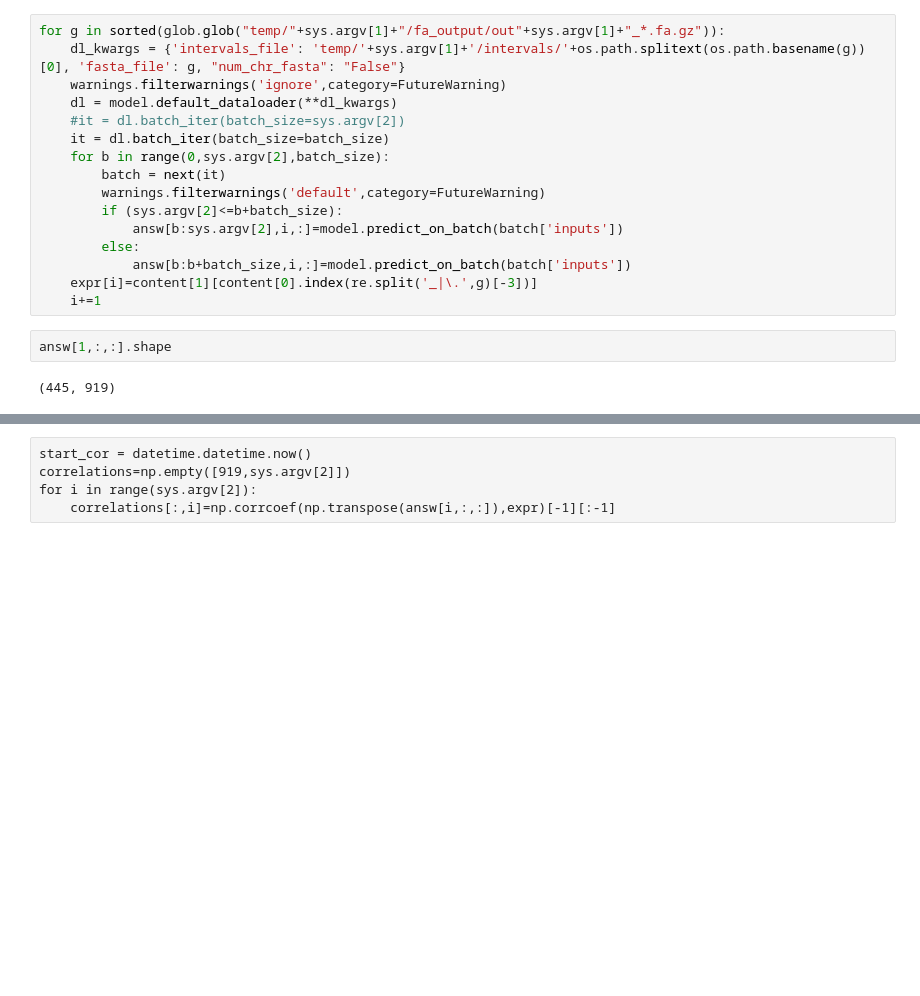
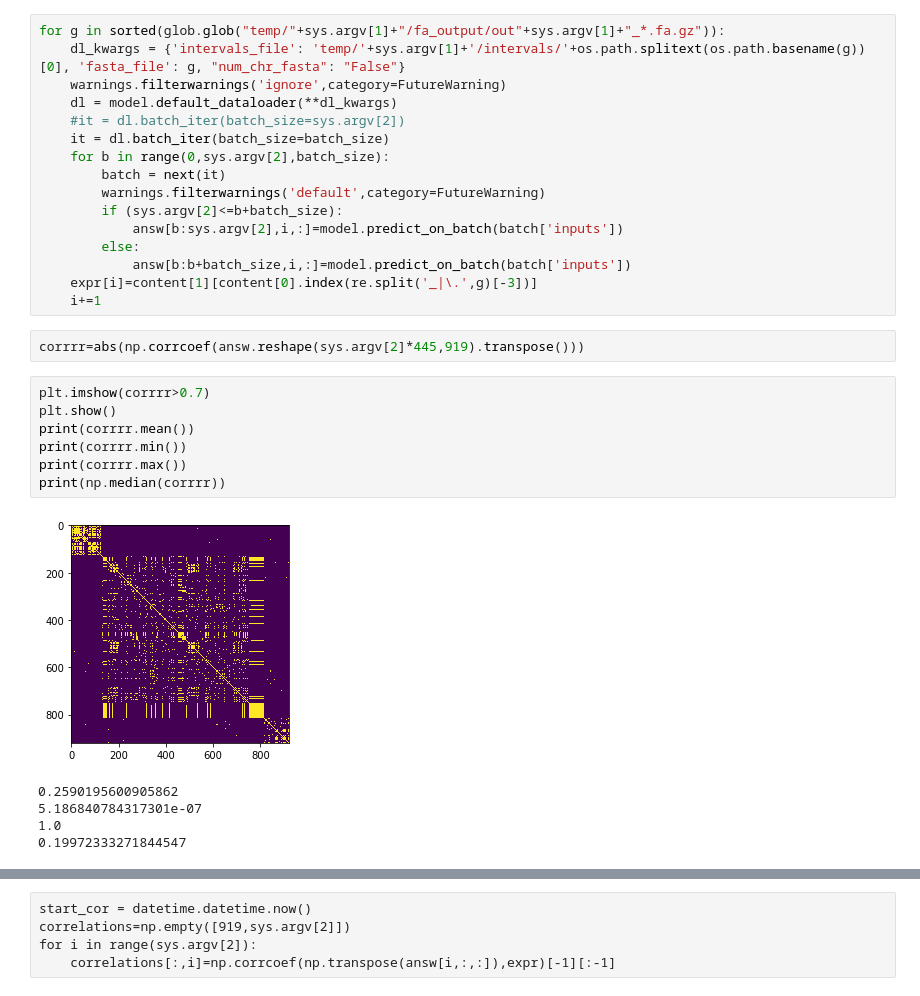
Before and after one commit to adespi/link_epi_to_expr, a Jupyter notebook: test_GraphicalLasso.ipynb, the cells around one changed output, grey strips where cells are left out. Cells and saved outputs as stored; diff of their text form; blank space fills up the shorter version.

```diff
--- a/test_GraphicalLasso.ipynb
+++ b/test_GraphicalLasso.ipynb
@@ -48,7 +48,18 @@ for g in sorted(glob.glob("temp/"+sys.argv[1]+"/fa_output/out"+sys.argv[1]+"_*.f
             answ[b:b+batch_size,i,:]=model.predict_on_batch(batch['inputs'])
     expr[i]=content[1][content[0].index(re.split('_|\.',g)[-3])]
     i+=1
-# %%
-answ[1,:,:].shape
-# %% [output]
-(445, 919)
+# %%
+corrrr=abs(np.corrcoef(answ.reshape(sys.argv[2]*445,919).transpose()))
+# %%
+plt.imshow(corrrr>0.7)
+plt.show()
+print(corrrr.mean())
+print(corrrr.min())
+print(corrrr.max())
+print(np.median(corrrr))
+# %% [output]
+[figure, added]
+0.2590195600905862
+5.186840784317301e-07
+1.0
+0.19972333271844547
```
Also changed, not shown: parts of 8 cells of this notebook, 1 other file.
